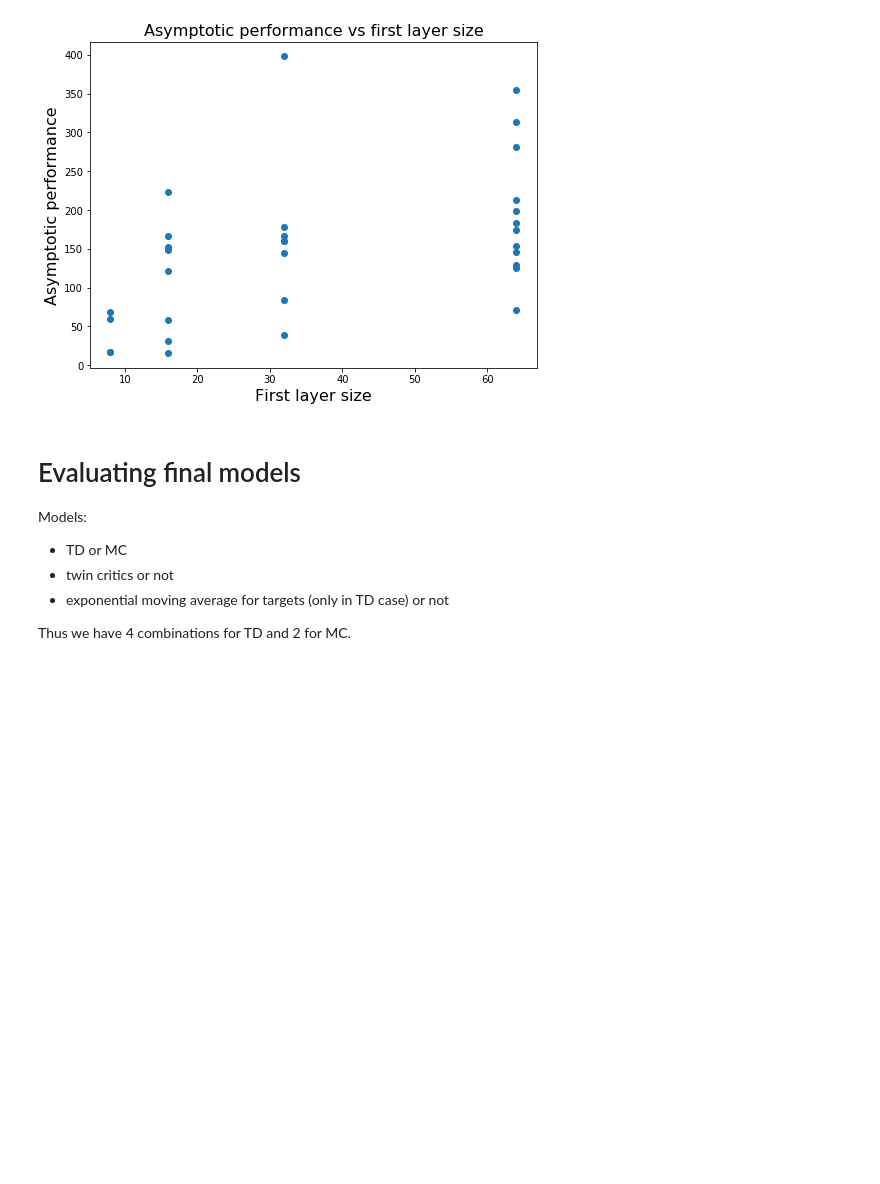
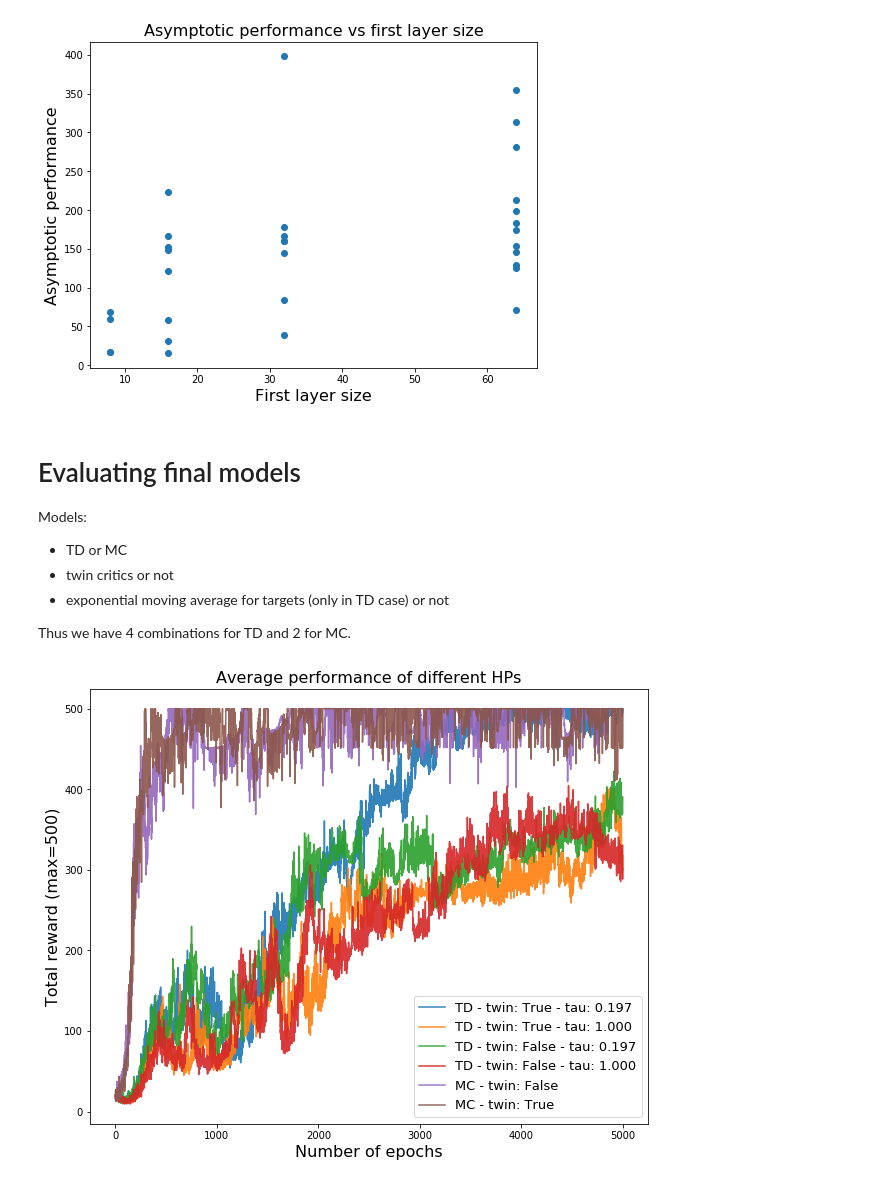
Before and after one commit to nicoladainese96/Policy-based-RL, a Jupyter notebook: cartpole_HP_tuning.ipynb, the cells around one changed output. Drawn from its saved outputs; the diff is of its cells as text; code cells hidden in the pictures; blank space fills up the shorter version.

Commit message:
final models without bootstrapping trained. Started boots. impl.

```diff
--- a/cartpole_HP_tuning.ipynb
+++ b/cartpole_HP_tuning.ipynb
@@ -302,3 +302,26 @@ if train:
         np.save(parent_dir+"/model_asymptotic_score", HP_asymptotic_score)
         np.save(parent_dir+"/model_asymptotic_std", HP_asymptotic_std)
         np.save(parent_dir+"/list_of_models", list_of_models)
+# %%
+HP_scores = np.load("Results/model_scores.npy")
+HP_asymptotic_score = np.load("Results/model_asymptotic_score.npy")
+HP_asymptotic_std = np.load("Results/model_asymptotic_std.npy")
+list_of_dict = np.load("Results/list_of_models.npy", allow_pickle=True)
+# %%
+plt.figure(figsize=(10,8))
+n_epochs = np.arange(HP_scores.shape[2])
+for i in range(len(HP_scores)):
+    if list_of_dict[i]['TD'] == True:
+        label = "TD - twin: "+str(list_of_dict[i]['twin'])+" - tau: %.3f"%list_of_dict[i]['tau']
+    else:
+        label = "MC - twin: "+str(list_of_dict[i]['twin'])
+    average = HP_scores[i].mean(axis=0)
+    moving_average =
+    plt.plot(n_epochs, , alpha=0.9, label=label)
+plt.title("Average performance of different HPs", fontsize=16)
+plt.xlabel("Number of epochs", fontsize=16)
+plt.ylabel("Total reward (max=500)", fontsize=16)
+plt.legend(fontsize = 13)
+plt.show()
+# %% [output]
+[figure, added]
```
Also changed, not shown: parts of 12 cells of this notebook, 7 other files.
